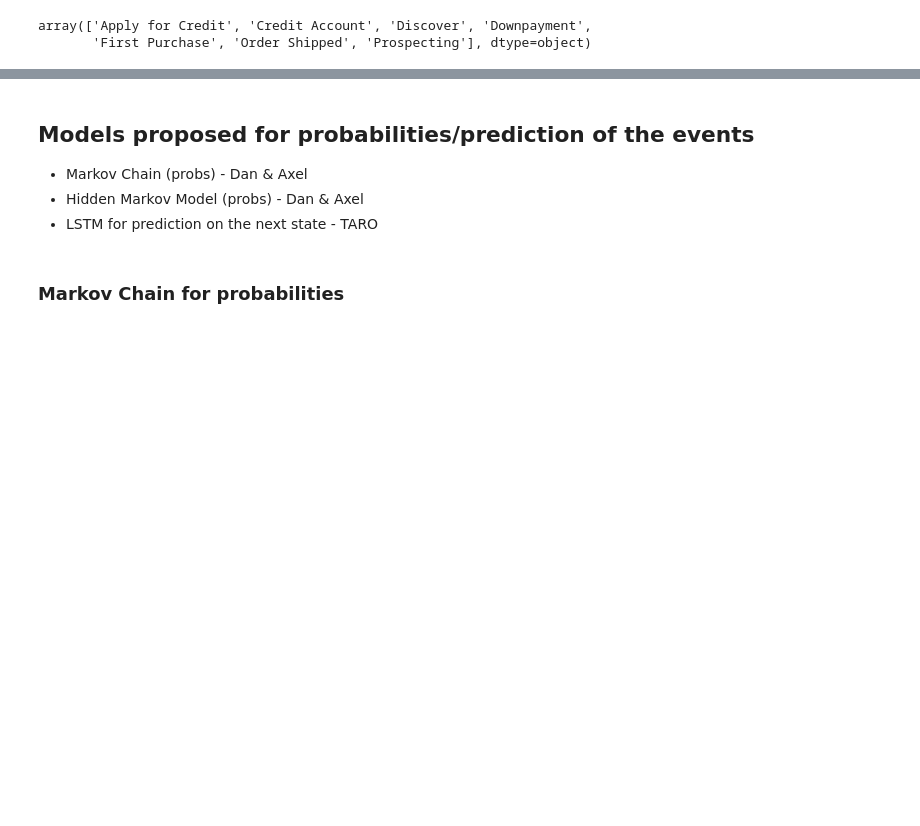
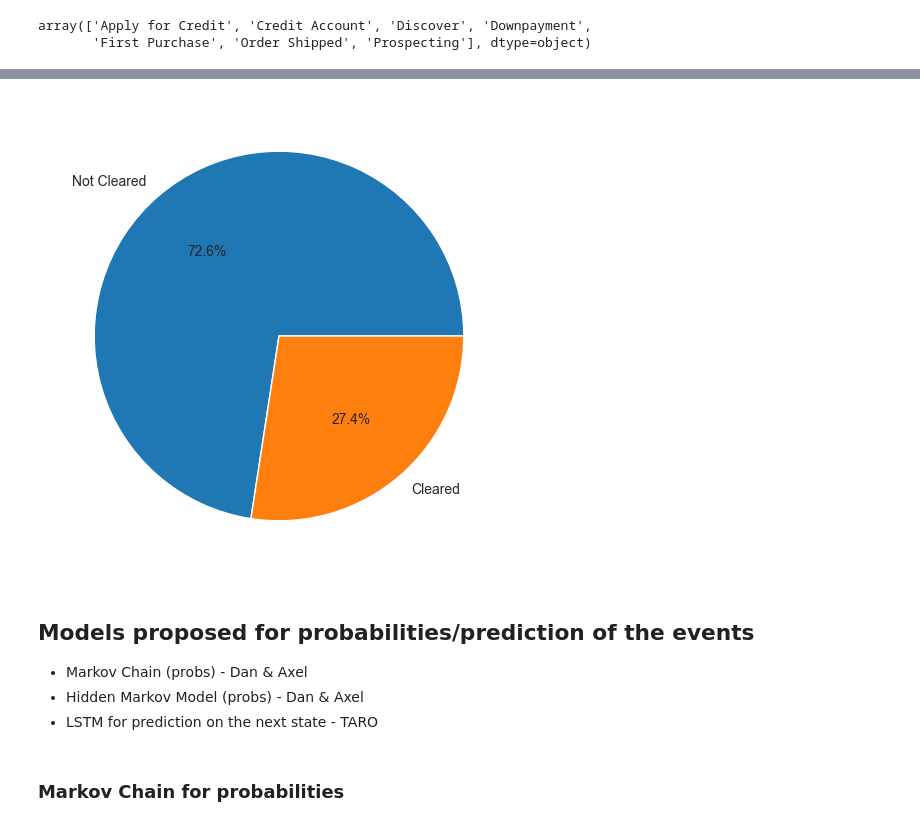
Before and after one commit to taroii/STATSM148, a Jupyter notebook: Python-Files/DataCleaning-FE-Axel.ipynb, the cells around one changed output, grey strips where cells are left out. Saved outputs shown, nothing was run; the diff lists cells and outputs as text; code cells hidden in the pictures; blank space fills up the shorter version.

```diff
--- a/Python-Files/DataCleaning-FE-Axel.ipynb
+++ b/Python-Files/DataCleaning-FE-Axel.ipynb
@@ -253,3 +409,10 @@ new_df
+# %%
+# Proportion of the target
+plt.figure(figsize=(12, 6))
+plt.pie(target.value_counts(), labels=['Not Cleared', 'Cleared'], autopct='%1.1f%%')
+plt.show()
+# %% [output]
+[figure, added]
 # %% [markdown]
 ## Models proposed for probabilities/prediction of the events
 
```
Also changed, not shown: parts of 14 cells of this notebook, 1 other file.
